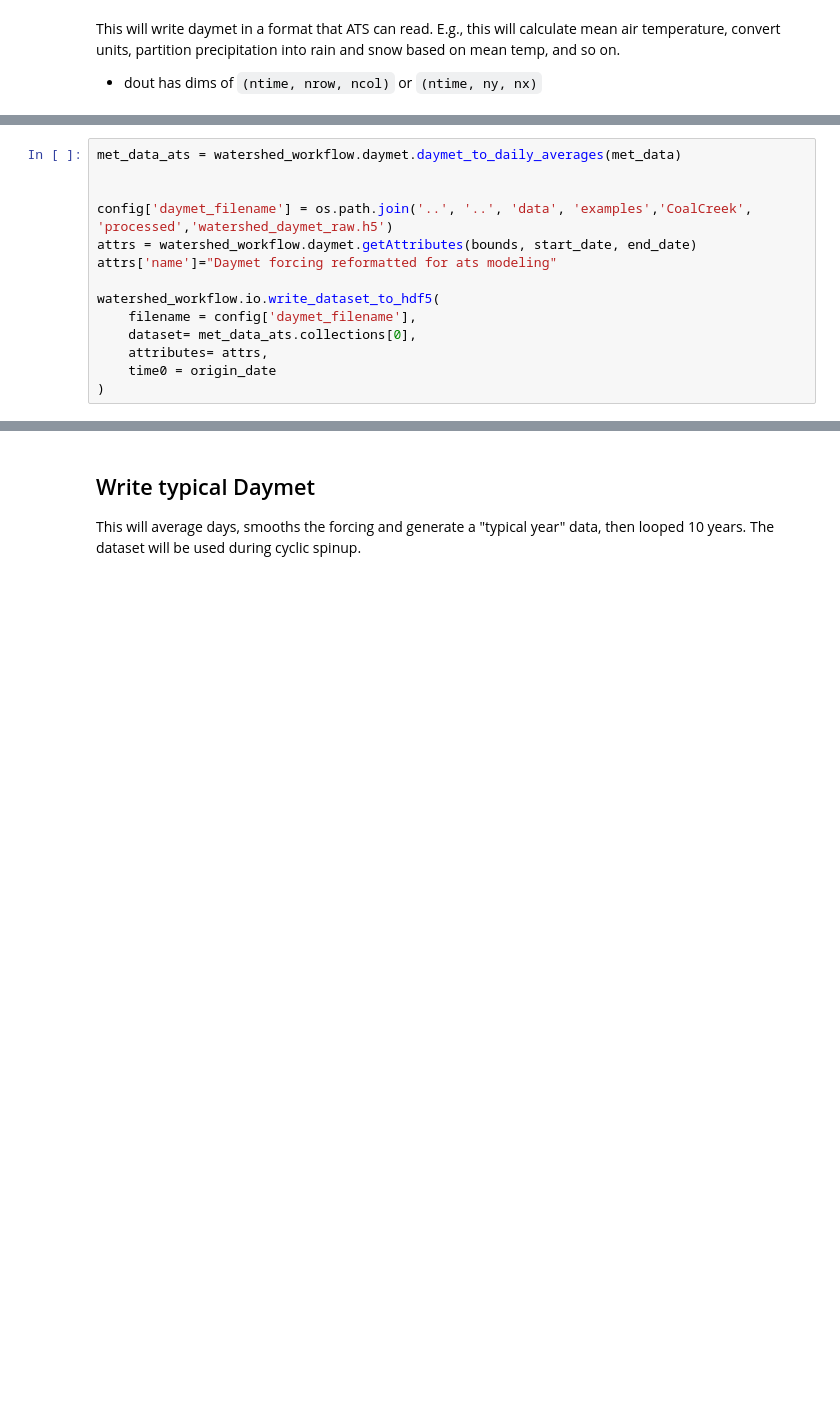
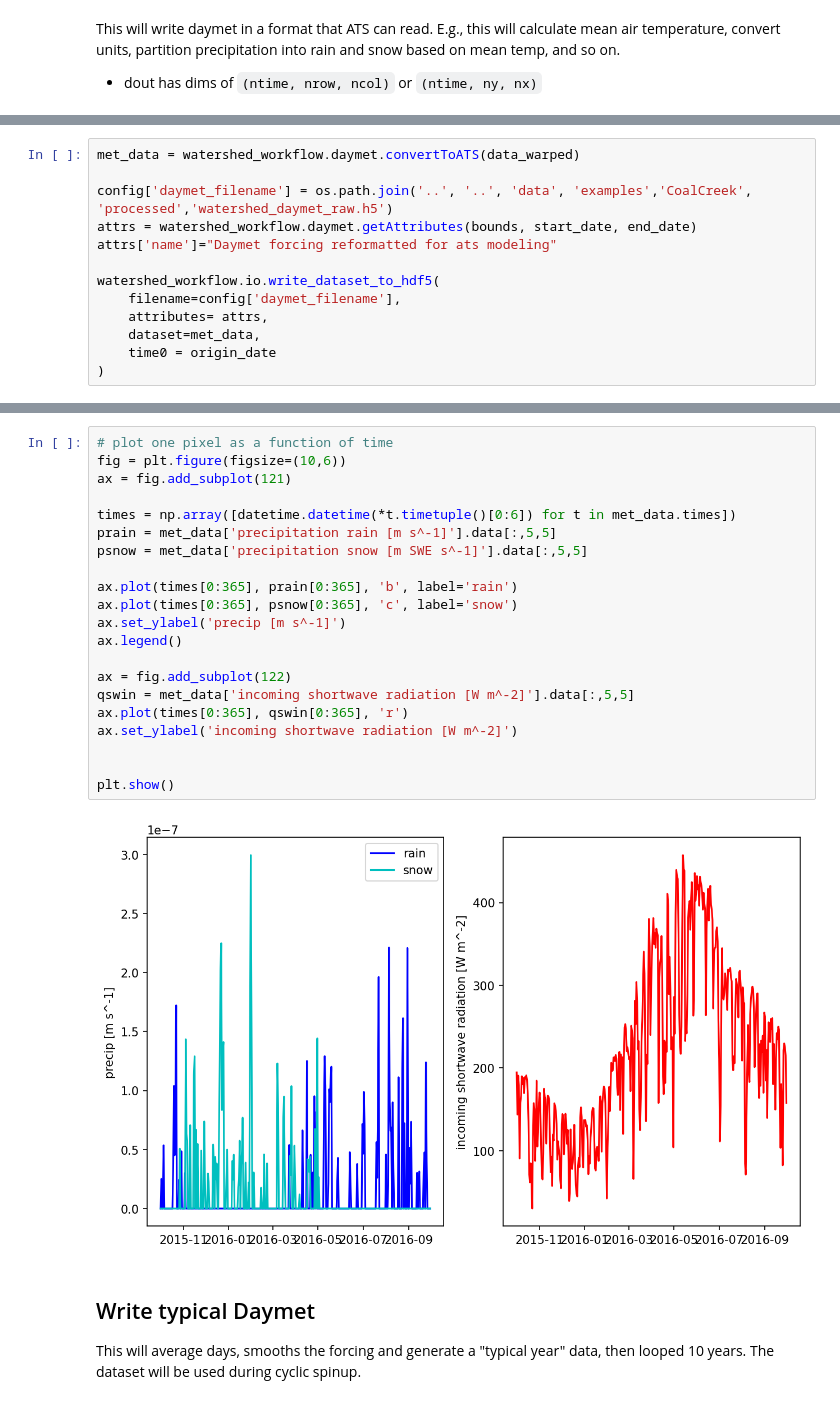
Before and after one commit to pinshuai/ats-workflow, a Jupyter notebook: src/chapters/2-daymet.ipynb, the cells around one changed output, grey strips where cells are left out. Cells and saved outputs as stored; diff of their text form; blank space fills up the shorter version.

```diff
--- a/src/chapters/2-daymet.ipynb
+++ b/src/chapters/2-daymet.ipynb
@@ -151,15 +157,14 @@ met_data = data_new.collections[0]
 # %%
-met_data_ats = watershed_workflow.daymet.daymet_to_daily_averages(met_data)
-
+met_data = watershed_workflow.daymet.convertToATS(data_warped)
 
 config['daymet_filename'] = os.path.join('..', '..', 'data', 'examples','CoalCreek', 'processed','watershed_daymet_raw.h5')
 attrs = watershed_workflow.daymet.getAttributes(bounds, start_date, end_date)
 attrs['name']="Daymet forcing reformatted for ats modeling"
 
 watershed_workflow.io.write_dataset_to_hdf5(
-    filename = config['daymet_filename'],
-    dataset= met_data_ats.collections[0],
+    filename=config['daymet_filename'],
     attributes= attrs,
+    dataset=met_data,
     time0 = origin_date
 )
 # %% [output]
@@ -168,3 +173,26 @@ watershed_workflow.io.write_dataset_to_hdf5(
+# %%
+# plot one pixel as a function of time
+fig = plt.figure(figsize=(10,6))
+ax = fig.add_subplot(121)
+
+times = np.array([datetime.datetime(*t.timetuple()[0:6]) for t in met_data.times])
+prain = met_data['precipitation rain [m s^-1]'].data[:,5,5]
+psnow = met_data['precipitation snow [m SWE s^-1]'].data[:,5,5]
+
+ax.plot(times[0:365], prain[0:365], 'b', label='rain')
+ax.plot(times[0:365], psnow[0:365], 'c', label='snow')
+ax.set_ylabel('precip [m s^-1]')
+ax.legend()
+
+ax = fig.add_subplot(122)
+qswin = met_data['incoming shortwave radiation [W m^-2]'].data[:,5,5]
+ax.plot(times[0:365], qswin[0:365], 'r')
+ax.set_ylabel('incoming shortwave radiation [W m^-2]')
+
+
+plt.show()
+# %% [output]
+[figure, added]
 # %% [markdown]
 ## Write typical Daymet
 
```
Also changed, not shown: parts of 13 cells of this notebook.
